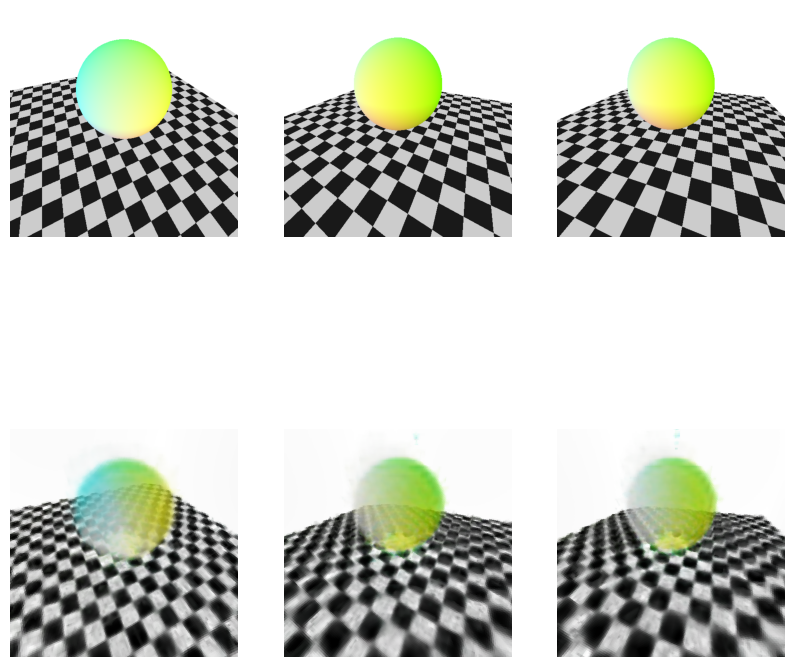
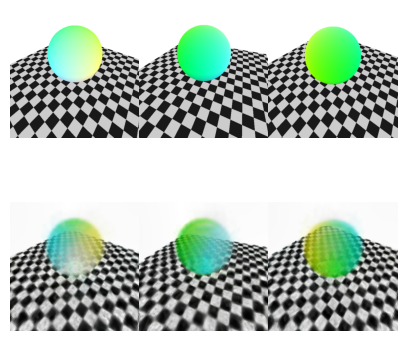
Unified diff of the notebook cell whose output changed from the first chart to the second:
--- before
+++ after
@@ -2,5 +2,7 @@
 import matplotlib.pyplot as plt
 %matplotlib inline
-fig, ax = plt.subplots(2,3,figsize=(10,10))
+fig, ax = plt.subplots(2,3, figsize=(5,5))
+
+plt.subplots_adjust(hspace=0.0, wspace=0.0)
 with torch.no_grad():
     for axtarget, axtest  in zip(ax[0], ax[1]):

Commit: Reset Notebook